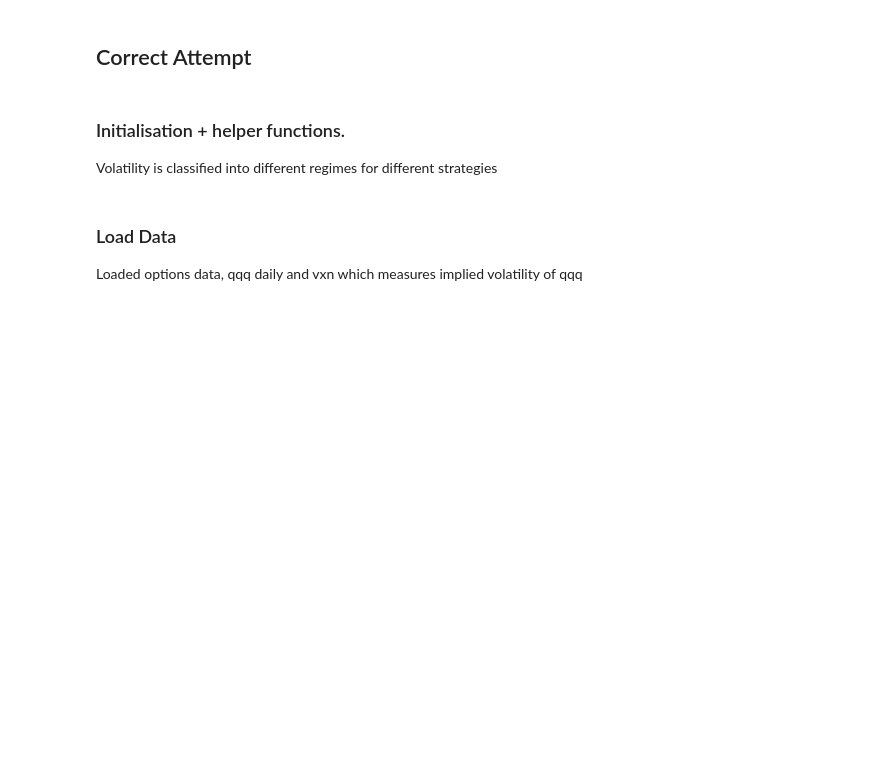
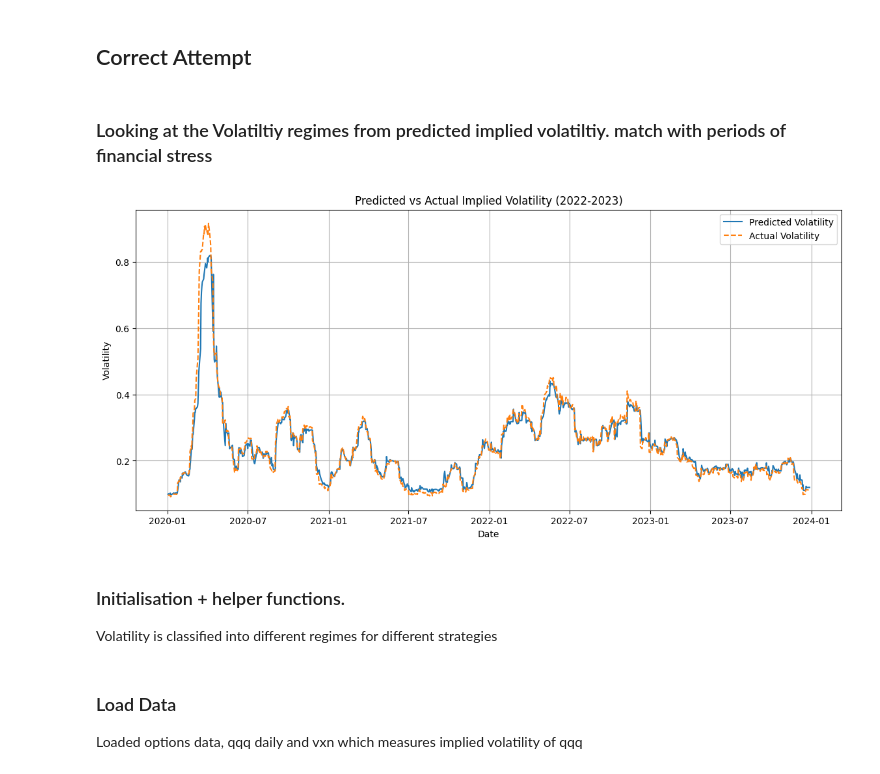
Before and after one commit to CynthiaShiyue/583_RiskManagement_Final_Project, a Jupyter notebook: help.ipynb, the cells around one changed output. Cells and saved outputs as stored; diff of their text form; code cells hidden in the pictures; blank space fills up the shorter version.

```diff
--- a/help.ipynb
+++ b/help.ipynb
@@ -1,5 +1,27 @@
 # %% [markdown]
 ## Correct Attempt
+# %% [markdown]
+### Looking at the Volatiltiy regimes from predicted implied volatiltiy. match with periods of financial stress
+# %%
+import pandas as pd
+import matplotlib.pyplot as plt
+
+# Load the data
+df = pd.read_csv("rolling_4yr_preds_2020_23.csv")
+df['Date'] = pd.to_datetime(df['Date'])
+
+# Plot
+plt.figure(figsize=(14,6))
+plt.plot(df['Date'], df['PredictedNextVol'], label='Predicted Volatility', linestyle='-')
+plt.plot(df['Date'], df['ActualNextVol'], label='Actual Volatility', linestyle='--')
+plt.title('Predicted vs Actual Implied Volatility (2022-2023)')
+plt.xlabel('Date')
+plt.ylabel('Volatility')
+plt.legend()
+plt.grid(True)
+plt.show()
+# %% [output]
+[figure, added]
 # %% [markdown]
 ### Initialisation + helper functions.
 Volatility is classified into different regimes for different strategies
```
Also changed, not shown: parts of 1 cell of this notebook.
